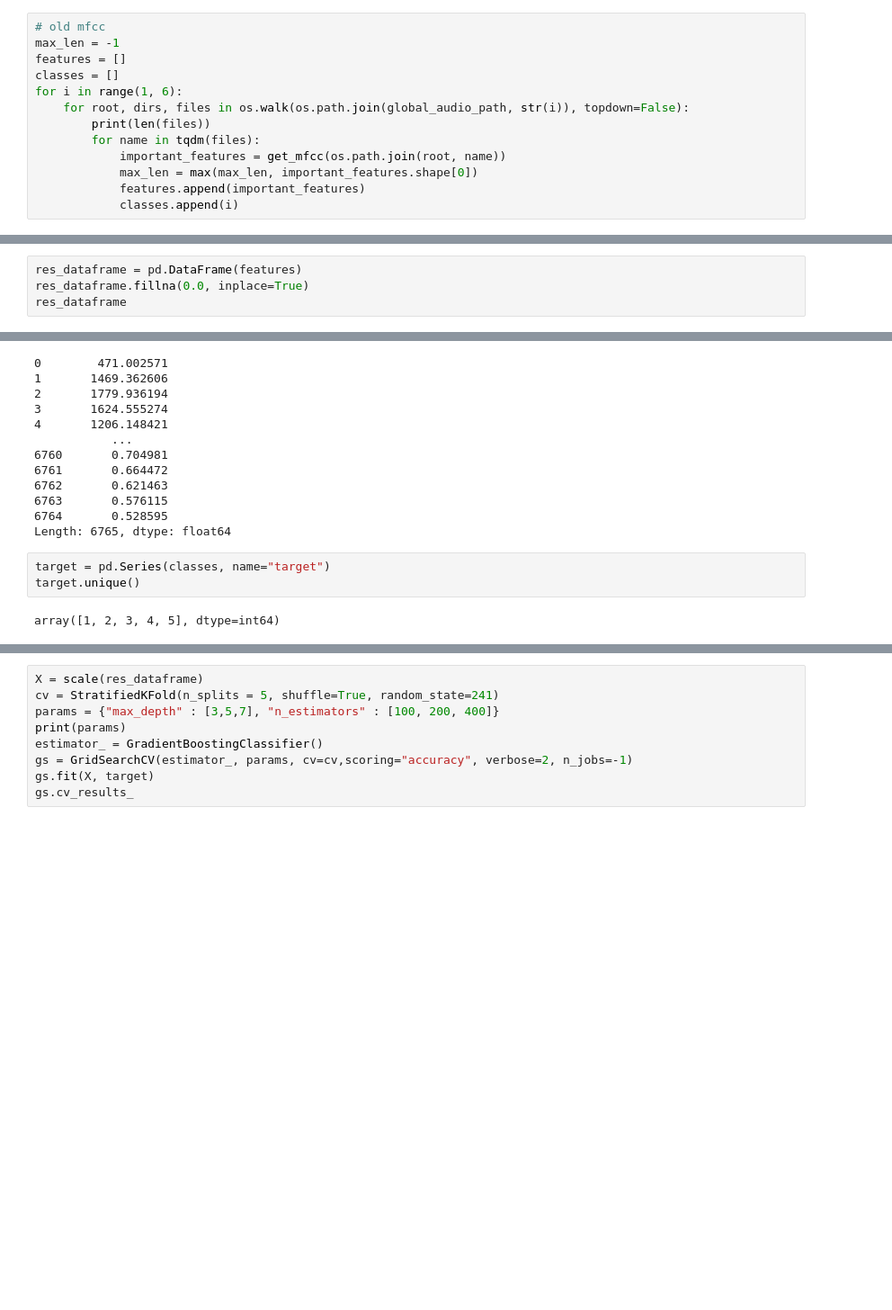
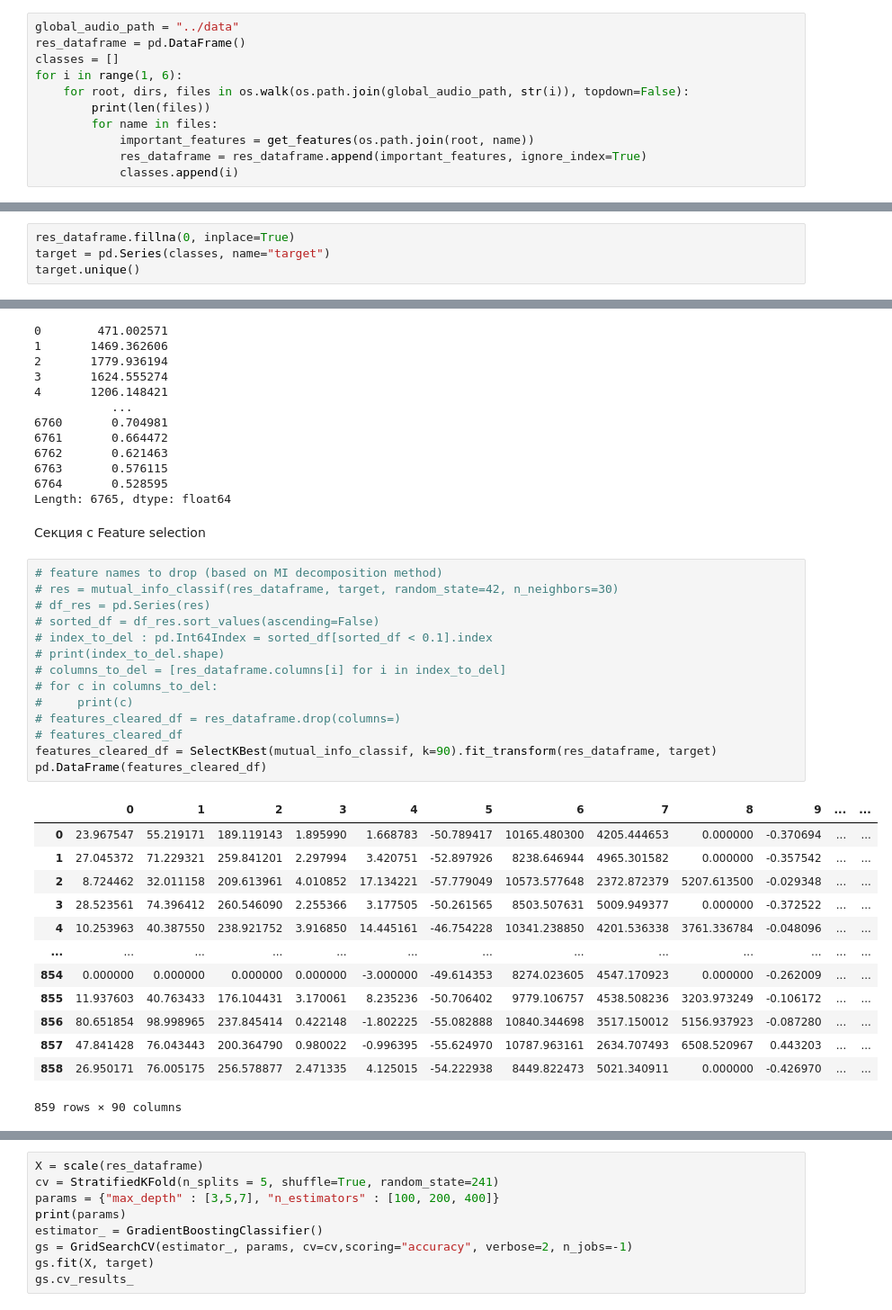
Before and after one commit to yummyKnight/ser_university_challenge, a Jupyter notebook: notebooks/mmfc.ipynb, the cells around one changed output, grey strips where cells are left out. Shown: that part at 90% size. Saved outputs shown, nothing was run; the diff lists cells and outputs as text; blank space fills up the shorter version.

```diff
--- a/notebooks/mmfc.ipynb
+++ b/notebooks/mmfc.ipynb
@@ -74,17 +109,15 @@ def get_features(sound_path : str) -> pd.DataFrame:
         waveforms=[audio], components_list=components_list, statistics_list=statistics_list)
     return feature_df
 # %%
-# old mfcc
-max_len = -1
-features = []
+global_audio_path = "../data"
+res_dataframe = pd.DataFrame()
 classes = []
 for i in range(1, 6):
     for root, dirs, files in os.walk(os.path.join(global_audio_path, str(i)), topdown=False):
         print(len(files))
-        for name in tqdm(files):
-            important_features = get_mfcc(os.path.join(root, name))
-            max_len = max(max_len, important_features.shape[0])
-            features.append(important_features)
+        for name in files:
+            important_features = get_features(os.path.join(root, name))
+            res_dataframe = res_dataframe.append(important_features, ignore_index=True)
             classes.append(i)
 # %% [output]
 172
@@ -92,7 +125,3 @@ for i in range(1, 6):
 172
 85
 171
-# %%
-res_dataframe = pd.DataFrame(features)
-res_dataframe.fillna(0.0, inplace=True)
-res_dataframe
@@ -112,0 +155,4 @@ res_dataframe
+# %%
+res_dataframe.fillna(0, inplace=True)
+target = pd.Series(classes, name="target")
+target.unique()
@@ -131,8 +179,33 @@ Int64Index([6735, 6736, 6737, 6738, 6739, 6740, 6741, 6742, 6743, 6744, 6745,
 6763       0.576115
 6764       0.528595
 Length: 6765, dtype: float64
-# %%
-target = pd.Series(classes, name="target")
-target.unique()
-# %% [output]
-array([1, 2, 3, 4, 5], dtype=int64)
+# %% [markdown]
+Секция с Feature selection
+# %%
+# feature names to drop (based on MI decomposition method)
+# res = mutual_info_classif(res_dataframe, target, random_state=42, n_neighbors=30)
+# df_res = pd.Series(res)
+# sorted_df = df_res.sort_values(ascending=False)
+# index_to_del : pd.Int64Index = sorted_df[sorted_df < 0.1].index
+# print(index_to_del.shape)
+# columns_to_del = [res_dataframe.columns[i] for i in index_to_del]
+# for c in columns_to_del:
+#     print(c)
+# features_cleared_df = res_dataframe.drop(columns=)
+# features_cleared_df
+features_cleared_df = SelectKBest(mutual_info_classif, k=90).fit_transform(res_dataframe, target)
+pd.DataFrame(features_cleared_df)
+# %% [output]
+|  | 0 | 1 | 2 | 3 | 4 | 5 | 6 | 7 | 8 | 9 | ... | ... |
+| 0 | 23.967547 | 55.219171 | 189.119143 | 1.895990 | 1.668783 | -50.789417 | 10165.480300 | 4205.444653 | 0.000000 | -0.370694 | ... | ... |
+| 1 | 27.045372 | 71.229321 | 259.841201 | 2.297994 | 3.420751 | -52.897926 | 8238.646944 | 4965.301582 | 0.000000 | -0.357542 | ... | ... |
+| 2 | 8.724462 | 32.011158 | 209.613961 | 4.010852 | 17.134221 | -57.779049 | 10573.577648 | 2372.872379 | 5207.613500 | -0.029348 | ... | ... |
+| 3 | 28.523561 | 74.396412 | 260.546090 | 2.255366 | 3.177505 | -50.261565 | 8503.507631 | 5009.949377 | 0.000000 | -0.372522 | ... | ... |
+| 4 | 10.253963 | 40.387550 | 238.921752 | 3.916850 | 14.445161 | -46.754228 | 10341.238850 | 4201.536338 | 3761.336784 | -0.048096 | ... | ... |
+| ... | ... | ... | ... | ... | ... | ... | ... | ... | ... | ... | ... | ... |
+| 854 | 0.000000 | 0.000000 | 0.000000 | 0.000000 | -3.000000 | -49.614353 | 8274.023605 | 4547.170923 | 0.000000 | -0.262009 | ... | ... |
+| 855 | 11.937603 | 40.763433 | 176.104431 | 3.170061 | 8.235236 | -50.706402 | 9779.106757 | 4538.508236 | 3203.973249 | -0.106172 | ... | ... |
+| 856 | 80.651854 | 98.998965 | 237.845414 | 0.422148 | -1.802225 | -55.082888 | 10840.344698 | 3517.150012 | 5156.937923 | -0.087280 | ... | ... |
+| 857 | 47.841428 | 76.043443 | 200.364790 | 0.980022 | -0.996395 | -55.624970 | 10787.963161 | 2634.707493 | 6508.520967 | 0.443203 | ... | ... |
+| 858 | 26.950171 | 76.005175 | 256.578877 | 2.471335 | 4.125015 | -54.222938 | 8449.822473 | 5021.340911 | 0.000000 | -0.426970 | ... | ... |
+859 rows × 90 columns
```
Also changed, not shown: parts of 16 cells of this notebook, 1 other file.
